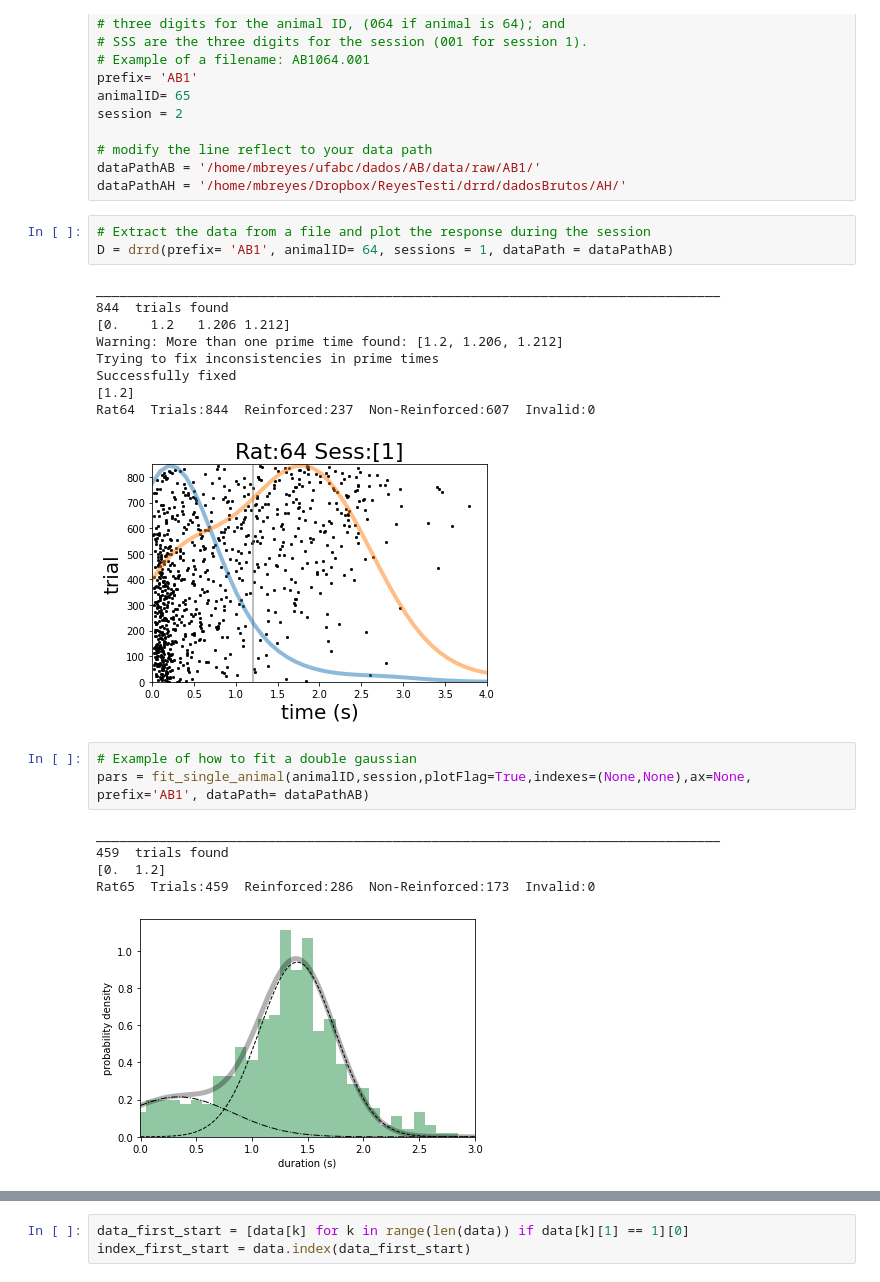
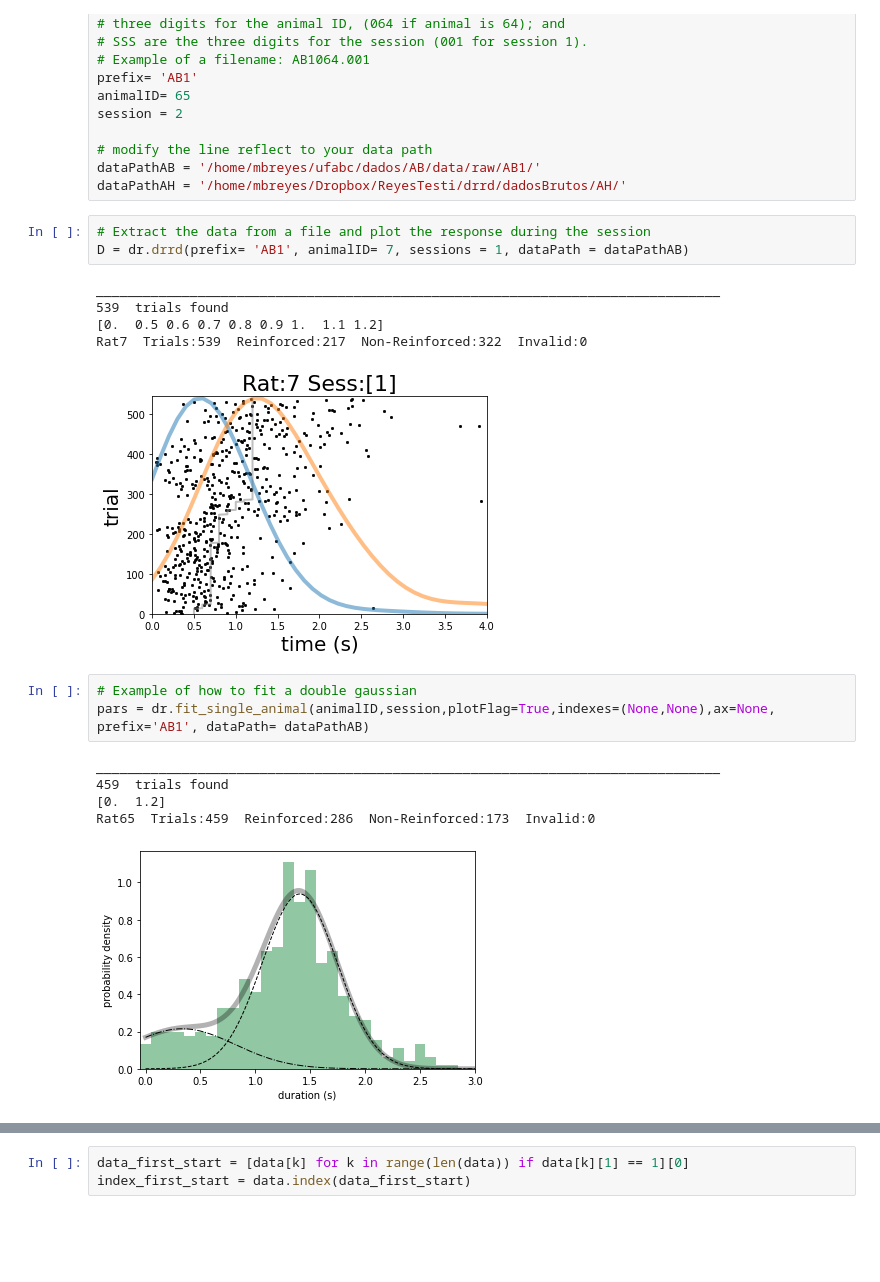
Before and after one commit to marceloreyes/drrd, a Jupyter notebook: python/testDrrd.ipynb, the cells around one changed output, grey strips where cells are left out. Drawn from its saved outputs; the diff is of its cells as text; blank space fills up the shorter version.

```diff
--- a/python/testDrrd.ipynb
+++ b/python/testDrrd.ipynb
@@ -18,24 +18,20 @@ dataPathAB = '/home/mbreyes/ufabc/dados/AB/data/raw/AB1/'
 dataPathAH = '/home/mbreyes/Dropbox/ReyesTesti/drrd/dadosBrutos/AH/'
 # %%
 # Extract the data from a file and plot the response during the session
-D = drrd(prefix= 'AB1', animalID= 64, sessions = 1, dataPath = dataPathAB)
+D = dr.drrd(prefix= 'AB1', animalID= 7, sessions = 1, dataPath = dataPathAB)
 # %% [output]
 ________________________________________________________________________________
-844  trials found
-[0.    1.2   1.206 1.212]
-Warning: More than one prime time found: [1.2, 1.206, 1.212]
-Trying to fix inconsistencies in prime times
-Successfully fixed
-[1.2]
-Rat64  Trials:844  Reinforced:237  Non-Reinforced:607  Invalid:0
+539  trials found
+[0.  0.5 0.6 0.7 0.8 0.9 1.  1.1 1.2]
+Rat7  Trials:539  Reinforced:217  Non-Reinforced:322  Invalid:0
-[figure, old version]
+[figure, new version]
 # %%
 # Example of how to fit a double gaussian
-pars = fit_single_animal(animalID,session,plotFlag=True,indexes=(None,None),ax=None, prefix='AB1', dataPath= dataPathAB)
+pars = dr.fit_single_animal(animalID,session,plotFlag=True,indexes=(None,None),ax=None, prefix='AB1', dataPath= dataPathAB)
 # %% [output]
 ________________________________________________________________________________
 459  trials found
 [0.  1.2]
 Rat65  Trials:459  Reinforced:286  Non-Reinforced:173  Invalid:0
-[figure, old version]
+[figure, new version]
 # %%
```
Also changed, not shown: parts of 46 cells of this notebook, 1 other file.
